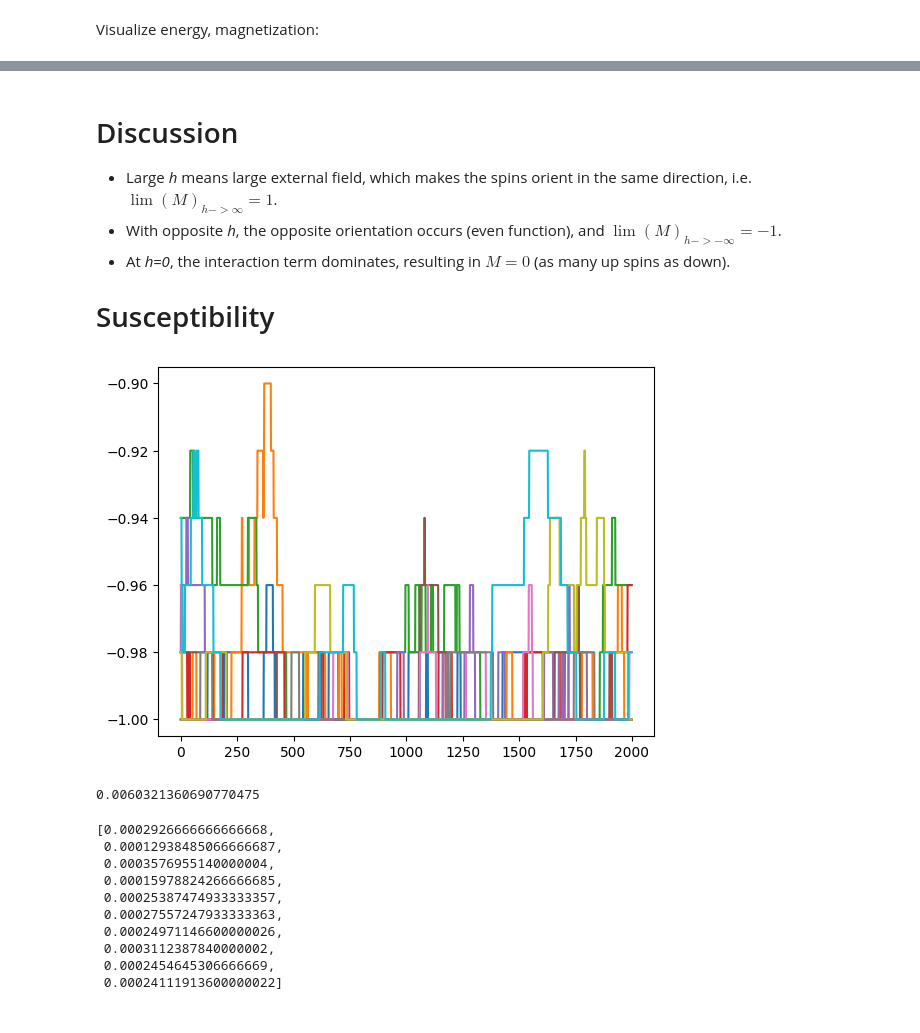
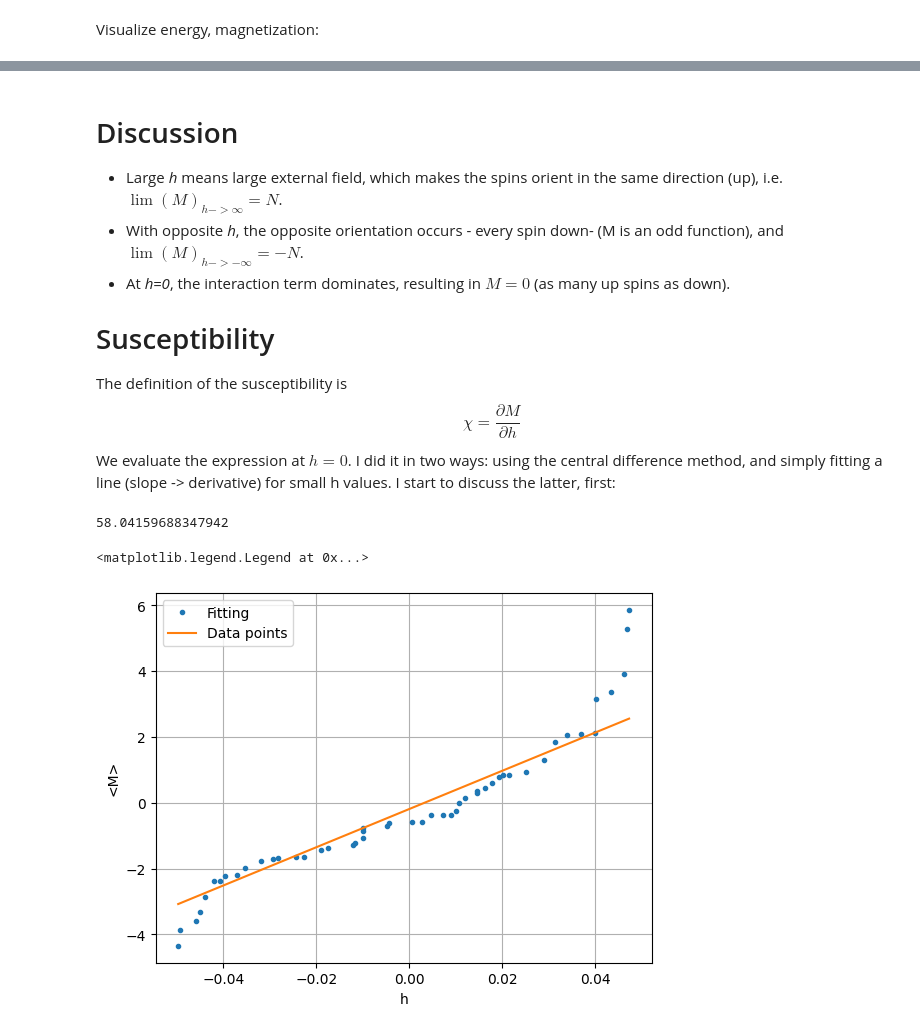
Before and after one commit to axelkat/statfmc, a Jupyter notebook: isingmodel.ipynb, the cells around one changed output, grey strips where cells are left out. Saved outputs shown, nothing was run; the diff lists cells and outputs as text; code cells hidden in the pictures.

Commit message:
Fix issues with susceptibility

```diff
--- a/isingmodel.ipynb
+++ b/isingmodel.ipynb
@@ -210,7 +256,10 @@ plt.grid(True)
 # %% [markdown]
 # Discussion
-* Large *h* means large external field, which makes the spins orient in the same direction, i.e. $\lim(M)_{h->{\infty}} = 1$.
-* With opposite *h*, the opposite orientation occurs (even function), and $\lim(M)_{h->{-\infty}} = -1$.
+* Large *h* means large external field, which makes the spins orient in the same direction (up), i.e. $\lim(M)_{h->{\infty}} = N$.
+* With opposite *h*, the opposite orientation occurs - every spin down- (M is an odd function), and $\lim(M)_{h->{-\infty}} = -N$.
 * At *h=0*, the interaction term dominates, resulting in $M=0$ (as many up spins as down).
 
 # Susceptibility
+The definition of the susceptibility is
+$$ \chi = \frac{\partial M}{\partial h}$$
+We evaluate the expression at $h=0$. I did it in two ways: using the central difference method, and simply fitting a line (slope -> derivative) for small h values. I start to discuss the latter, first:
@@ -221,45 +266,31 @@ def susceptibility(M,kbT):
 # %%
 H=[]
 ave=[]
-es=0
-derivative=[]
-hi=[]
-delta=0.01
+full= []
 #numrical method to approximate the derivative
-for i in range(10):
+for i in range(50):
     h=np.random.random()*0.1-0.05
-    Earr, Eave, Spin1,steps, Marr, Mave1 = isingmodel(50000,h,1,1.5,10,M)
-    Earr2, Eave2, Spin2,steps2, Marr2, Mave2 = isingmodel(50000,-h,1,1.5,10,M)
-    derivative.append((Mave1-Mave2)/(2*h))
-    temp=np.concatenate((Marr,Marr2))
-    hi.append(susceptibility(temp,1.5))
-    plt.plot(Marr[steps-2000:])
+    M, L = initgrid(10,True, False)
+    Earr, Eave, Spin1,steps, Marr, Mave1 = isingmodel(1000000,h,1,5,L,M)
+    full=full+Marr[steps-100000:]
     ave.append(Mave1)
-    ave.append(Mave2)
     H.append(h)
-# %% [output]
-[figure, removed]
-# %%
-num=0
-sum=0
-for i in range(len(derivative)):
-    if derivative[i]<0.10 and derivative[i] >-0.10:
-        num+=1
-        sum+=derivative[i]
-# %%
-derivative[0]
-# %% [output]
-0.0060321360690770475
-# %%
-hi
-# %% [output]
-[0.0002926666666666668,
- 0.00012938485066666687,
- 0.0003576955140000004,
- 0.00015978824266666685,
- 0.00025387474933333357,
- 0.00027557247933333363,
- 0.00024971146600000026,
- 0.0003112387840000002,
- 0.0002454645306666669,
- 0.00024111913600000022]
+# %%
+for i in range(len(ave)):
+    ave[i]=ave[i]*100 # M = M/N*N
+# %%
+
+data=np.array([H,ave])
+data2=np.sort(data)
+poly=np.polyfit(H,ave,1)
+plt.plot(data2[0,:],data2[1,:],'.')
+plt.plot(data2[0,:], poly[0]*data2[0,:]+poly[1])
+print(poly[0])
+plt.grid(True)
+plt.xlabel('h')
+plt.ylabel('<M>')
+plt.legend({'Data points', 'Fitting'})
+# %% [output]
+58.04159688347942
+<matplotlib.legend.Legend at 0x...>
+[figure, added]
```
Also changed, not shown: parts of 11 cells of this notebook.
